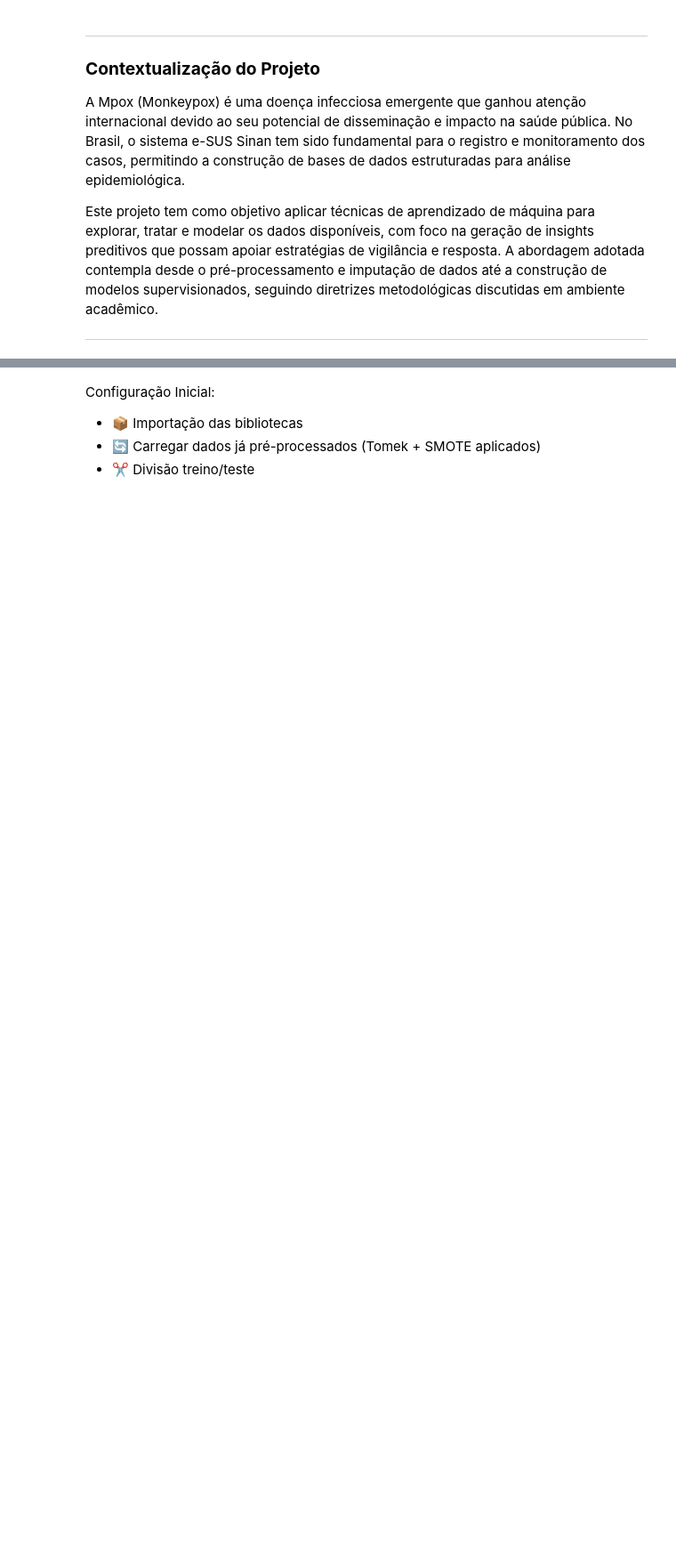
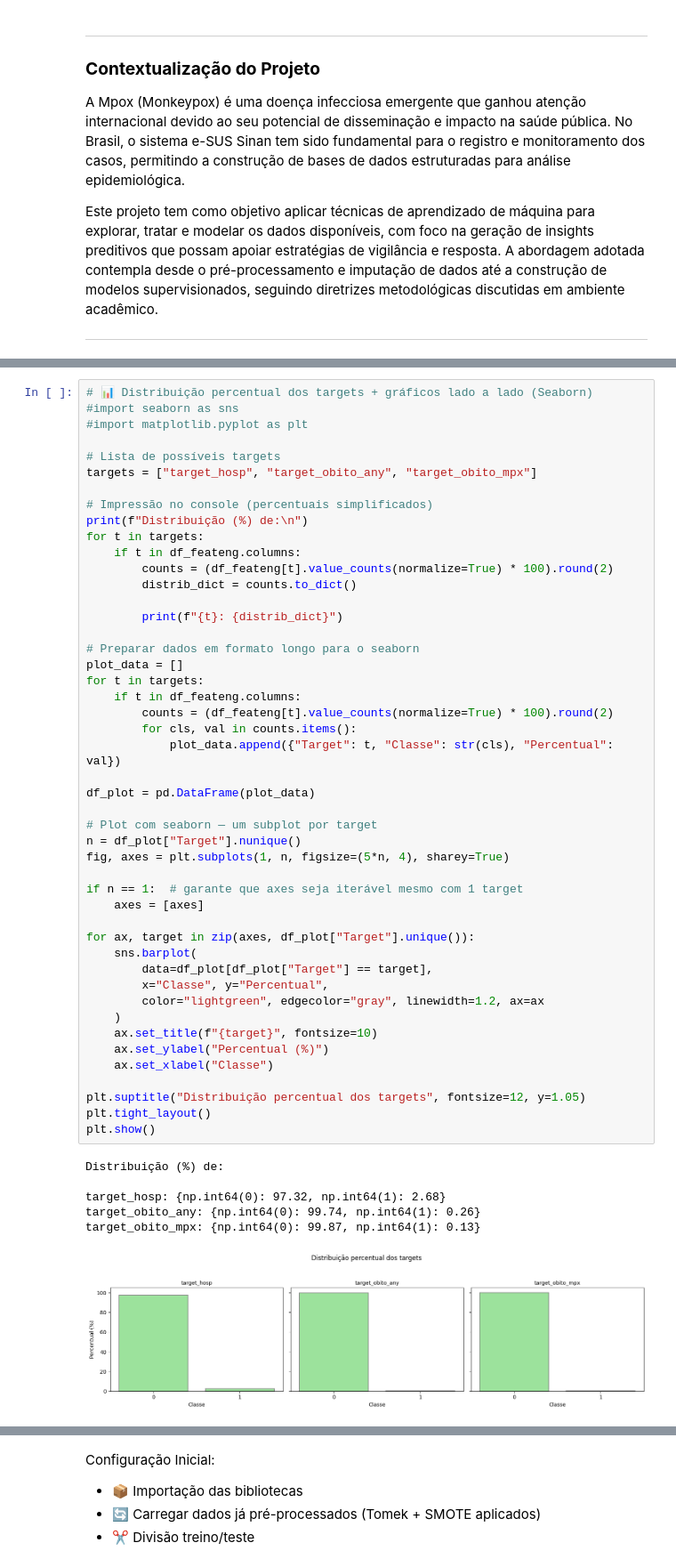
Before and after one commit to Cristie-Lima/e-SUS_Sinan_Mpox_ML-Workflow, a Jupyter notebook: cristie_mod6_proj_final_parte_2.ipynb, the cells around one changed output, grey strips where cells are left out. Shown at 89% size. Saved outputs shown, nothing was run; the diff lists cells and outputs as text; blank space fills up the shorter version.

```diff
--- a/cristie_mod6_proj_final_parte_2.ipynb
+++ b/cristie_mod6_proj_final_parte_2.ipynb
@@ -64,0 +680,54 @@ Este projeto tem como objetivo aplicar técnicas de aprendizado de máquina para
+# %%
+# 📊 Distribuição percentual dos targets + gráficos lado a lado (Seaborn)
+#import seaborn as sns
+#import matplotlib.pyplot as plt
+
+# Lista de possíveis targets
+targets = ["target_hosp", "target_obito_any", "target_obito_mpx"]
+
+# Impressão no console (percentuais simplificados)
+print(f"Distribuição (%) de:\n")
+for t in targets:
+    if t in df_feateng.columns:
+        counts = (df_feateng[t].value_counts(normalize=True) * 100).round(2)
+        distrib_dict = counts.to_dict()
+
+        print(f"{t}: {distrib_dict}")
+
+# Preparar dados em formato longo para o seaborn
+plot_data = []
+for t in targets:
+    if t in df_feateng.columns:
+        counts = (df_feateng[t].value_counts(normalize=True) * 100).round(2)
+        for cls, val in counts.items():
+            plot_data.append({"Target": t, "Classe": str(cls), "Percentual": val})
+
+df_plot = pd.DataFrame(plot_data)
+
+# Plot com seaborn — um subplot por target
+n = df_plot["Target"].nunique()
+fig, axes = plt.subplots(1, n, figsize=(5*n, 4), sharey=True)
+
+if n == 1:  # garante que axes seja iterável mesmo com 1 target
+    axes = [axes]
+
+for ax, target in zip(axes, df_plot["Target"].unique()):
+    sns.barplot(
+        data=df_plot[df_plot["Target"] == target],
+        x="Classe", y="Percentual",
+        color="lightgreen", edgecolor="gray", linewidth=1.2, ax=ax
+    )
+    ax.set_title(f"{target}", fontsize=10)
+    ax.set_ylabel("Percentual (%)")
+    ax.set_xlabel("Classe")
+
+plt.suptitle("Distribuição percentual dos targets", fontsize=12, y=1.05)
+plt.tight_layout()
+plt.show()
+# %% [output]
+Distribuição (%) de:
+
+target_hosp: {np.int64(0): 97.32, np.int64(1): 2.68}
+target_obito_any: {np.int64(0): 99.74, np.int64(1): 0.26}
+target_obito_mpx: {np.int64(0): 99.87, np.int64(1): 0.13}
+[figure, added]
```
Also changed, not shown: parts of 77 cells of this notebook.
